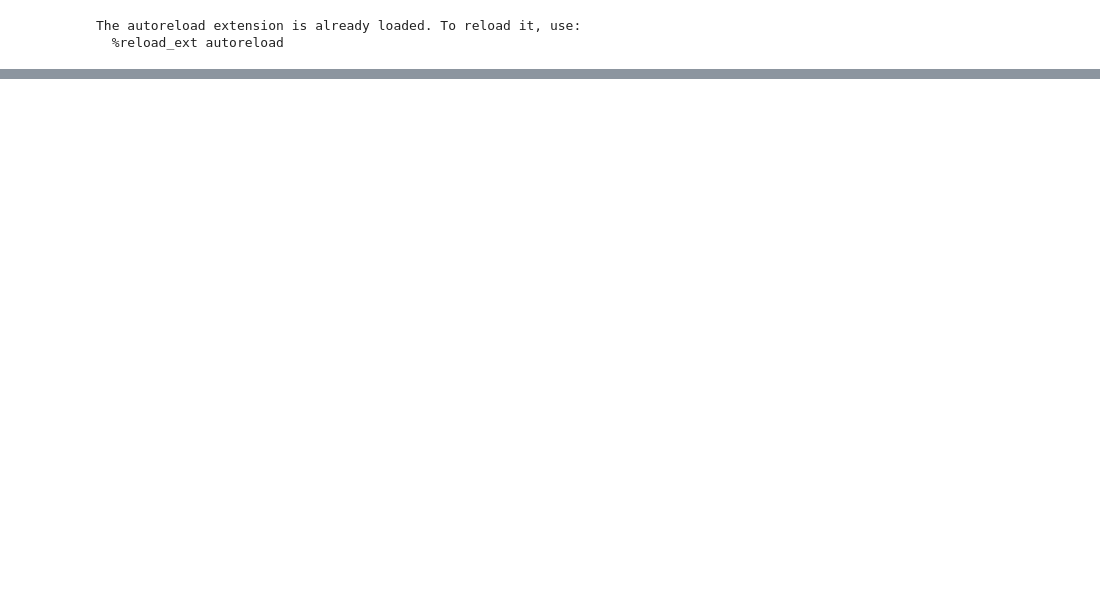
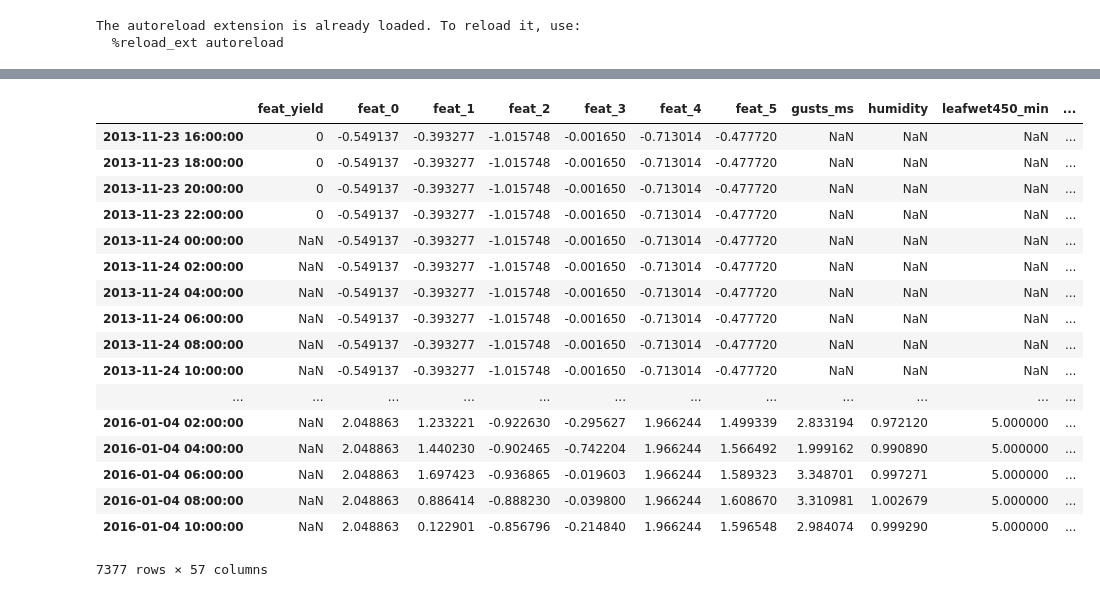
Before and after one commit to cthorey/fognet, a Jupyter notebook: 10-03-2016.ipynb, the cells around one changed output, grey strips where cells are left out. Saved outputs shown, nothing was run; the diff lists cells and outputs as text; code cells hidden in the pictures; blank space fills up the shorter version.

```diff
--- a/10-03-2016.ipynb
+++ b/10-03-2016.ipynb
@@ -422,0 +199,21 @@ resid.plot()
+# %%
+model.df.copy()
+# %% [output]
+|  | feat_yield | feat_0 | feat_1 | feat_2 | feat_3 | feat_4 | feat_5 | gusts_ms | humidity | leafwet450_min | ... |
+| 2013-11-23 16:00:00 | 0 | -0.549137 | -0.393277 | -1.015748 | -0.001650 | -0.713014 | -0.477720 | NaN | NaN | NaN | ... |
+| 2013-11-23 18:00:00 | 0 | -0.549137 | -0.393277 | -1.015748 | -0.001650 | -0.713014 | -0.477720 | NaN | NaN | NaN | ... |
+| 2013-11-23 20:00:00 | 0 | -0.549137 | -0.393277 | -1.015748 | -0.001650 | -0.713014 | -0.477720 | NaN | NaN | NaN | ... |
+| 2013-11-23 22:00:00 | 0 | -0.549137 | -0.393277 | -1.015748 | -0.001650 | -0.713014 | -0.477720 | NaN | NaN | NaN | ... |
+| 2013-11-24 00:00:00 | NaN | -0.549137 | -0.393277 | -1.015748 | -0.001650 | -0.713014 | -0.477720 | NaN | NaN | NaN | ... |
+| 2013-11-24 02:00:00 | NaN | -0.549137 | -0.393277 | -1.015748 | -0.001650 | -0.713014 | -0.477720 | NaN | NaN | NaN | ... |
+| 2013-11-24 04:00:00 | NaN | -0.549137 | -0.393277 | -1.015748 | -0.001650 | -0.713014 | -0.477720 | NaN | NaN | NaN | ... |
+| 2013-11-24 06:00:00 | NaN | -0.549137 | -0.393277 | -1.015748 | -0.001650 | -0.713014 | -0.477720 | NaN | NaN | NaN | ... |
+| 2013-11-24 08:00:00 | NaN | -0.549137 | -0.393277 | -1.015748 | -0.001650 | -0.713014 | -0.477720 | NaN | NaN | NaN | ... |
+| 2013-11-24 10:00:00 | NaN | -0.549137 | -0.393277 | -1.015748 | -0.001650 | -0.713014 | -0.477720 | NaN | NaN | NaN | ... |
+| ... | ... | ... | ... | ... | ... | ... | ... | ... | ... | ... | ... |
+| 2016-01-04 02:00:00 | NaN | 2.048863 | 1.233221 | -0.922630 | -0.295627 | 1.966244 | 1.499339 | 2.833194 | 0.972120 | 5.000000 | ... |
+| 2016-01-04 04:00:00 | NaN | 2.048863 | 1.440230 | -0.902465 | -0.742204 | 1.966244 | 1.566492 | 1.999162 | 0.990890 | 5.000000 | ... |
+| 2016-01-04 06:00:00 | NaN | 2.048863 | 1.697423 | -0.936865 | -0.019603 | 1.966244 | 1.589323 | 3.348701 | 0.997271 | 5.000000 | ... |
+| 2016-01-04 08:00:00 | NaN | 2.048863 | 0.886414 | -0.888230 | -0.039800 | 1.966244 | 1.608670 | 3.310981 | 1.002679 | 5.000000 | ... |
+| 2016-01-04 10:00:00 | NaN | 2.048863 | 0.122901 | -0.856796 | -0.214840 | 1.966244 | 1.596548 | 2.984074 | 0.999290 | 5.000000 | ... |
+7377 rows × 57 columns
```
Also changed, not shown: parts of 61 cells of this notebook, 3 other files.
